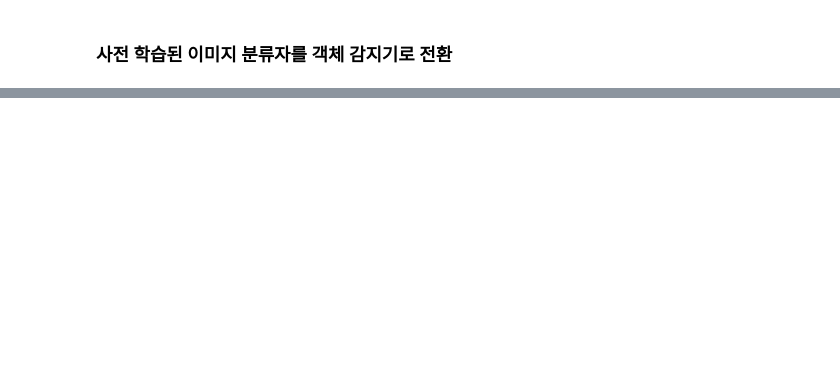
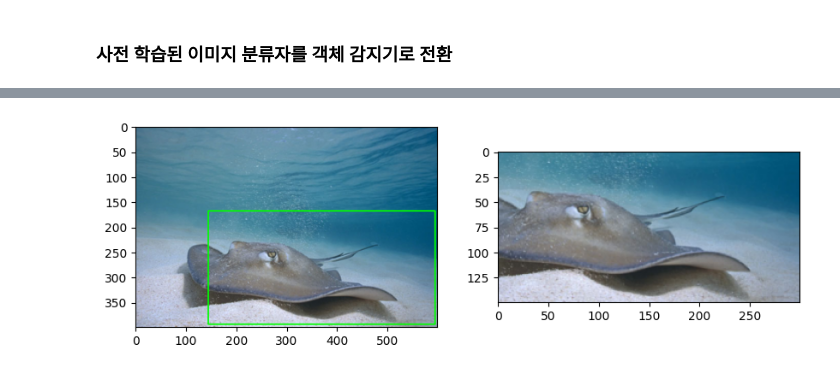
Before and after one commit to imguru-mooc/AI_VISION, a Jupyter notebook: 1_day/sliding_window.ipynb, the cells around one changed output, grey strips where cells are left out. Saved outputs shown, nothing was run; the diff lists cells and outputs as text; code cells hidden in the pictures; blank space fills up the shorter version.

```diff
--- a/1_day/sliding_window.ipynb
+++ b/1_day/sliding_window.ipynb
@@ -226,36 +312,42 @@ for image in pyramid:
 
     # for each layer of the image pyramid, loop over the sliding
     # window locations
     for (x, y, roiOrig) in sliding_window(image, WIN_STEP, ROI_SIZE):
         # scale the (x, y)-coordinates of the ROI with respect to the
         # *original* image dimensions
         x = int(x * scale)
         y = int(y * scale)
         w = int(ROI_SIZE[0] * scale)
         h = int(ROI_SIZE[1] * scale)
 
         # take the ROI and preprocess it so we can later classify
         # the region using Keras/TensorFlow
         roi = cv2.resize(roiOrig, INPUT_SIZE)
         roi = img_to_array(roi)
         roi = preprocess_input(roi)
 
         # update our list of ROIs and associated coordinates
         rois.append(roi)
         locs.append((x, y, x + w, y + h))
 
         # check to see if we are visualizing each of the sliding
         # windows in the image pyramid
         if args["visualize"] > 0:
             # clone the original image and then draw a bounding box
             # surrounding the current region
             clone = orig.copy()
             cv2.rectangle(clone, (x, y), (x + w, y + h),
                 (0, 255, 0), 2)
 
-            # show the visualization and current ROI
-            plt_imshow("Visualization", clone)
-            plt_imshow("ROI", roiOrig)
+            plt.figure(figsize=(10, 20))
+            plt.subplot(1,2,1)
+            plt.imshow(cv2.cvtColor(clone, cv2.COLOR_BGR2RGB))
+            plt.subplot(1,2,2)
+            plt.imshow(cv2.cvtColor(roiOrig, cv2.COLOR_BGR2RGB))
+            plt.show()
+            display.clear_output(wait=True)
+# %% [output]
+[figure, added]
 # %%
 # show how long it took to loop over the image pyramid layers and
 # sliding window locations
```
Also changed, not shown: parts of 15 cells of this notebook.
